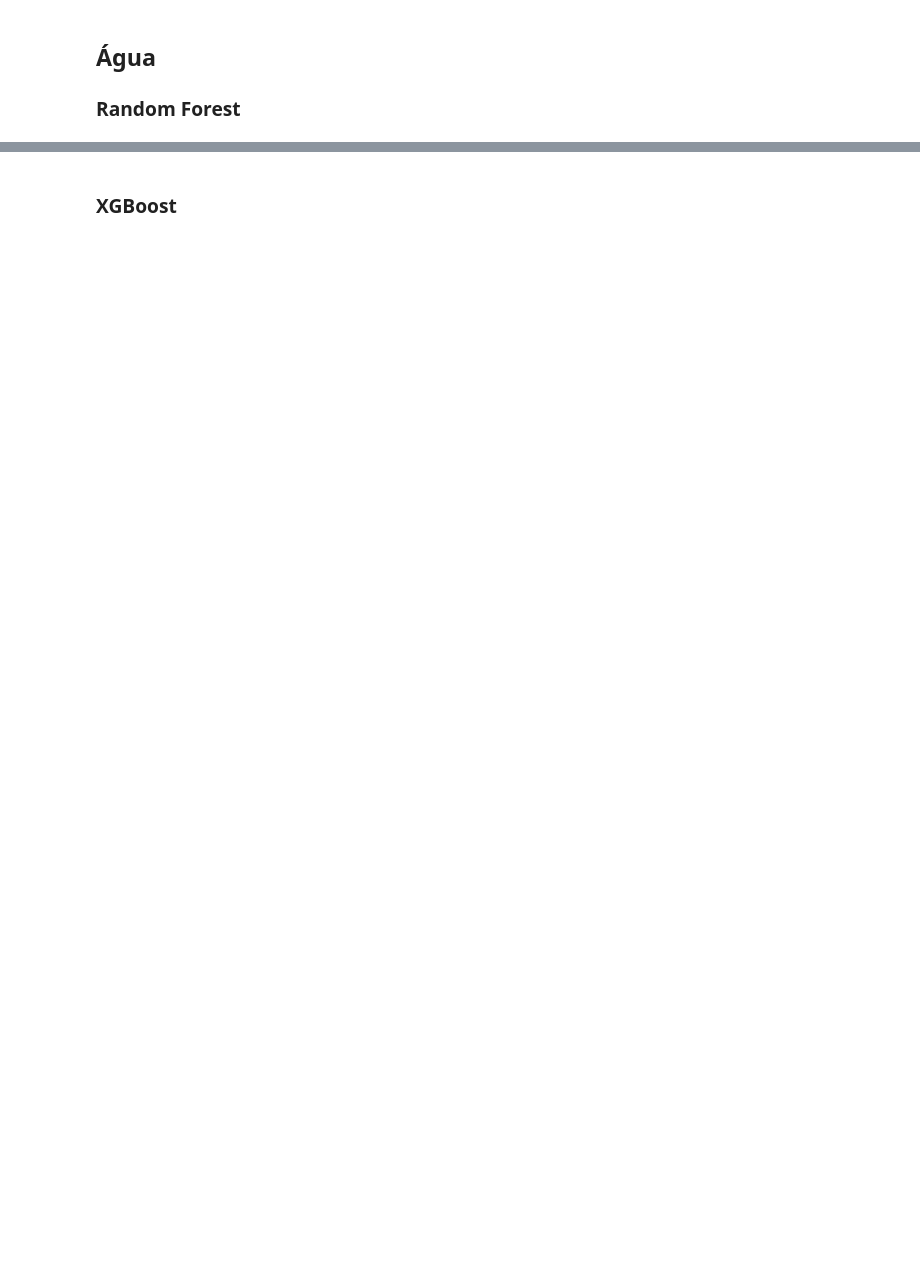
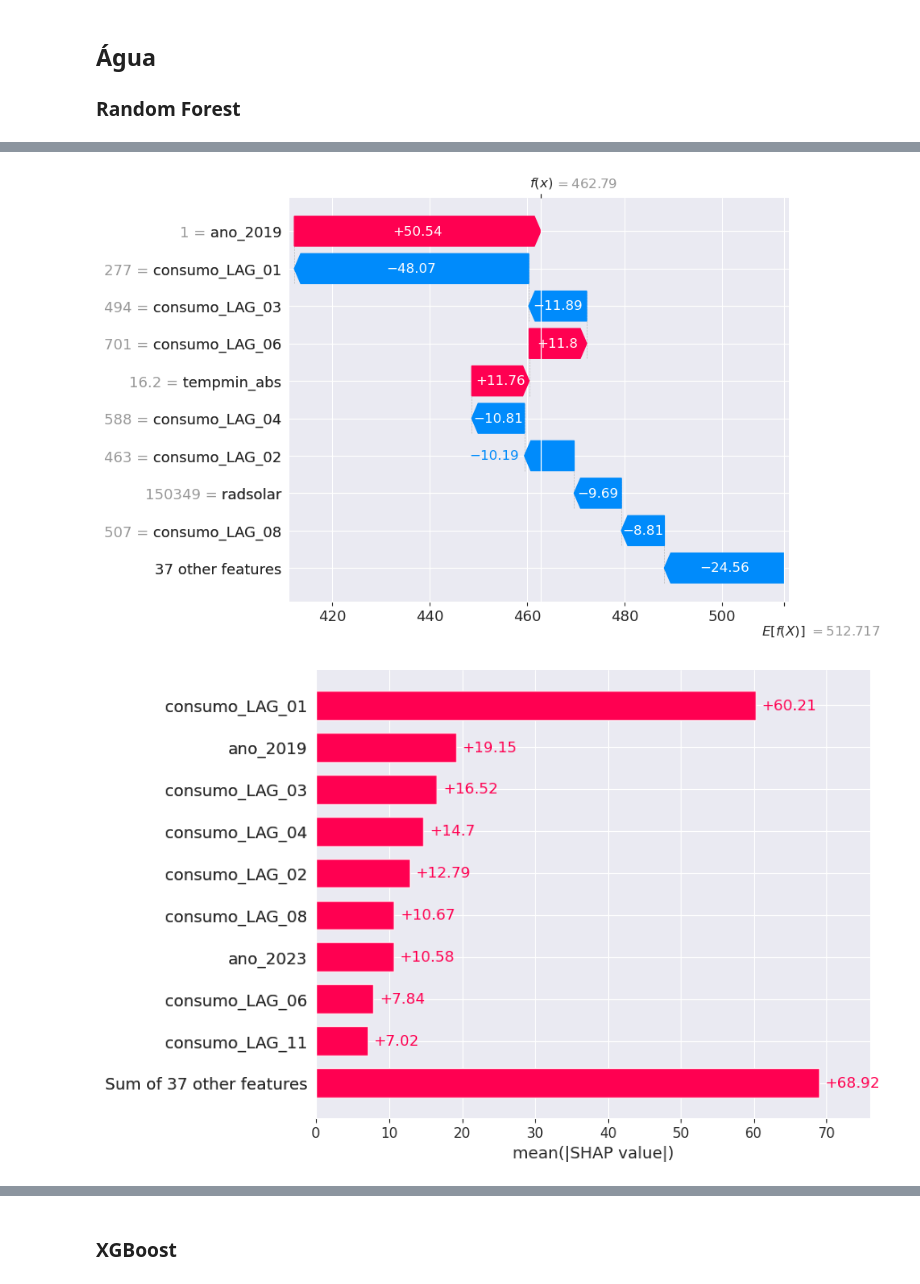
Before and after one commit to eduardoalba0/ifpr_electricity_ml, a Jupyter notebook: main.ipynb, the cells around one changed output, grey strips where cells are left out. Cells and saved outputs as stored; diff of their text form; code cells hidden in the pictures; blank space fills up the shorter version.

```diff
--- a/main.ipynb
+++ b/main.ipynb
@@ -213,18 +360,24 @@ shap.plots.bar(shap_xgb)
 ## Água
 ### Random Forest
 # %%
-df_water_copy = df_water.dropna().copy().to_pandas()
+df_water_copy = df_water.copy().to_pandas()
 
 x_water = df_water_copy.drop("consumo", axis=1)
 y_water = df_water_copy["consumo"]
-model_rf = RandomForestRegressor()
+model_rf_water = RandomForestRegressor(n_estimators=100, max_depth=100, random_state=SEED)
 shap.initjs()
 
-model_rf.fit(x_water, y_water)
+model_rf_water.fit(x_water, y_water)
 
-explainer_rf = shap.Explainer(model_rf)
-shap_rf = explainer_rf(x_water)
+explainer_rf_water = shap.Explainer(model_rf_water)
+shap_rf_water = explainer_rf_water(x_water)
 
-shap.plots.waterfall(shap_rf[0], max_display=10)
-shap.plots.force(shap_rf[0])
-shap.plots.bar(shap_rf)
+shap.plots.waterfall(shap_rf_water[0], max_display=10)
+shap.plots.force(shap_rf_water[0])
+shap.plots.bar(shap_rf_water)
+
+importance_rf_water = pandas.DataFrame(list(zip(x_water.columns, numpy.abs(shap_rf_water.values).mean(0))),
+                                       columns=["feature", "rf importance"])
+importance_rf_water = importance_rf_water.sort_values(by=["rf importance"])
+importance_rf_water
+# %% [output]
@@ -230,0 +385,2 @@ shap.plots.bar(shap_rf)
+[figure, added]
+[figure, added]
```
Also changed, not shown: parts of 42 cells of this notebook.
